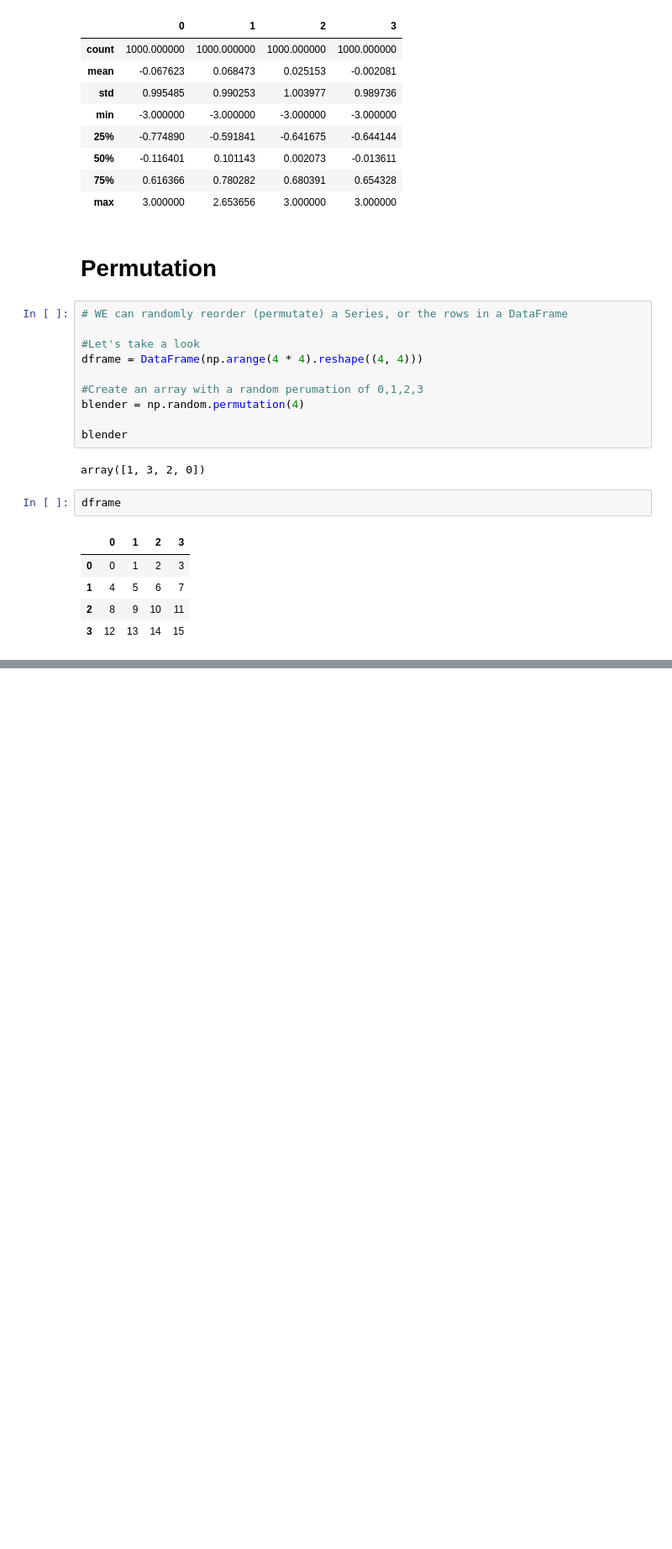
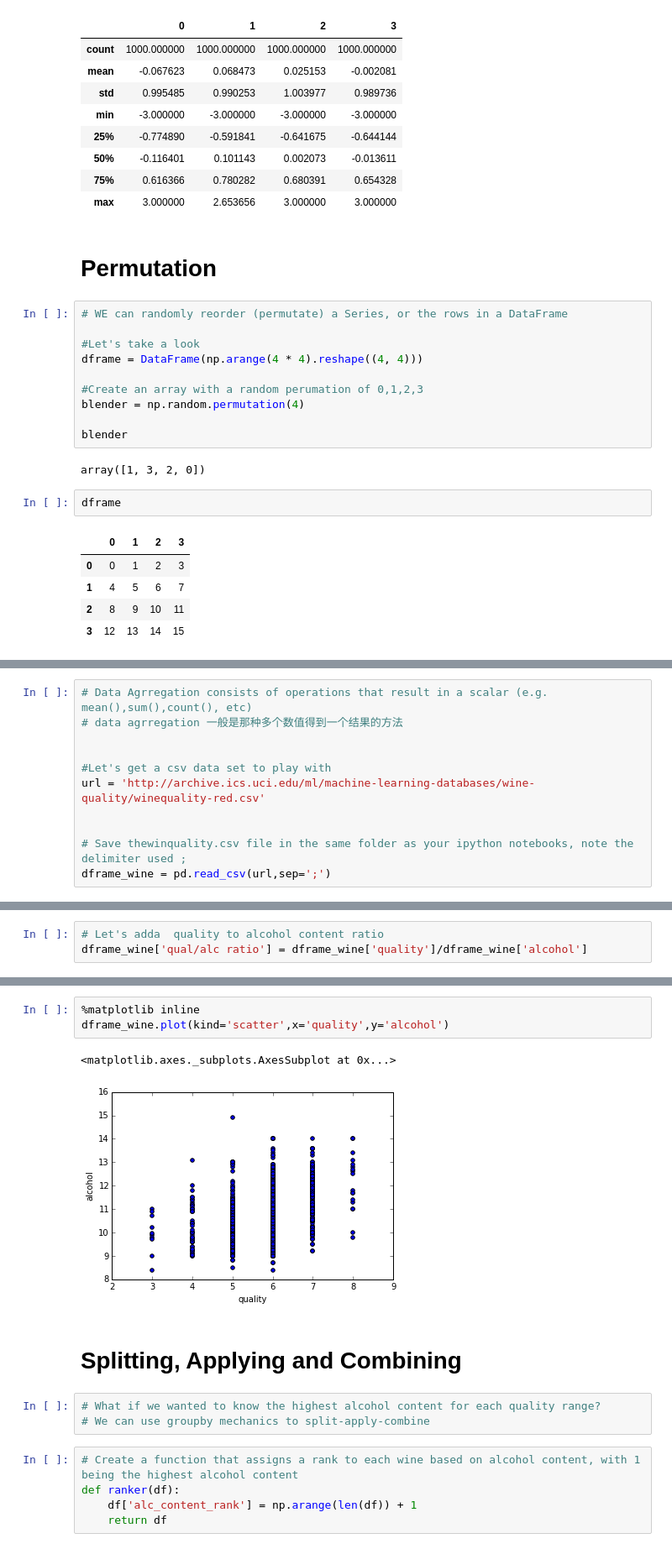
Before and after one commit to WenWeiKun-byte/PyData-Cookbook, a Jupyter notebook: Python For Data_3 Working with Data.ipynb, the cells around one changed output, grey strips where cells are left out. Shown at 84% size. Drawn from its saved outputs; the diff is of its cells as text; blank space fills up the shorter version.

```diff
--- a/Python For Data_3 Working with Data.ipynb
+++ b/Python For Data_3 Working with Data.ipynb
@@ -1127,0 +1475,11 @@ dframe.take(blender)
+# %%
+# Data Agrregation consists of operations that result in a scalar (e.g. mean(),sum(),count(), etc)
+# data agrregation 一般是那种多个数值得到一个结果的方法
+
+
+#Let's get a csv data set to play with
+url = 'http://archive.ics.uci.edu/ml/machine-learning-databases/wine-quality/winequality-red.csv'
+
+
+# Save thewinquality.csv file in the same folder as your ipython notebooks, note the delimiter used ;
+dframe_wine = pd.read_csv(url,sep=';')
@@ -1127,0 +1564,3 @@ dframe.take(blender)
+# %%
+# Let's adda  quality to alcohol content ratio
+dframe_wine['qual/alc ratio'] = dframe_wine['quality']/dframe_wine['alcohol']
@@ -1127,0 +1591,16 @@ dframe.take(blender)
+# %%
+%matplotlib inline
+dframe_wine.plot(kind='scatter',x='quality',y='alcohol')
+# %% [output]
+<matplotlib.axes._subplots.AxesSubplot at 0x...>
+[figure, added]
+# %% [markdown]
+#  Splitting, Applying and Combining
+# %%
+# What if we wanted to know the highest alcohol content for each quality range?
+# We can use groupby mechanics to split-apply-combine
+# %%
+# Create a function that assigns a rank to each wine based on alcohol content, with 1 being the highest alcohol content
+def ranker(df):
+    df['alc_content_rank'] = np.arange(len(df)) + 1
+    return df
```
Also changed, not shown: parts of 52 cells of this notebook.
